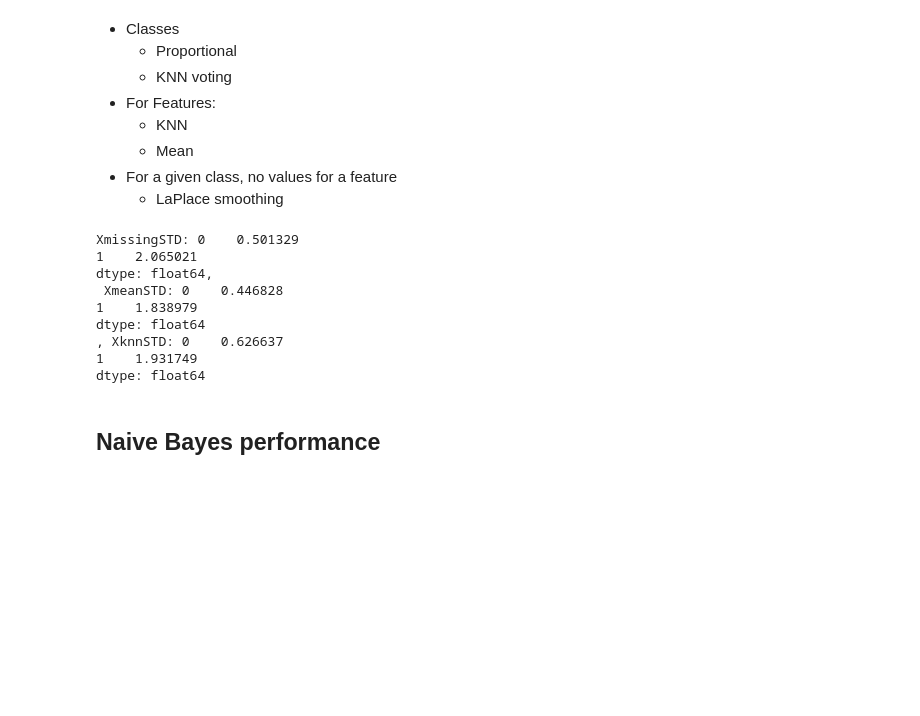
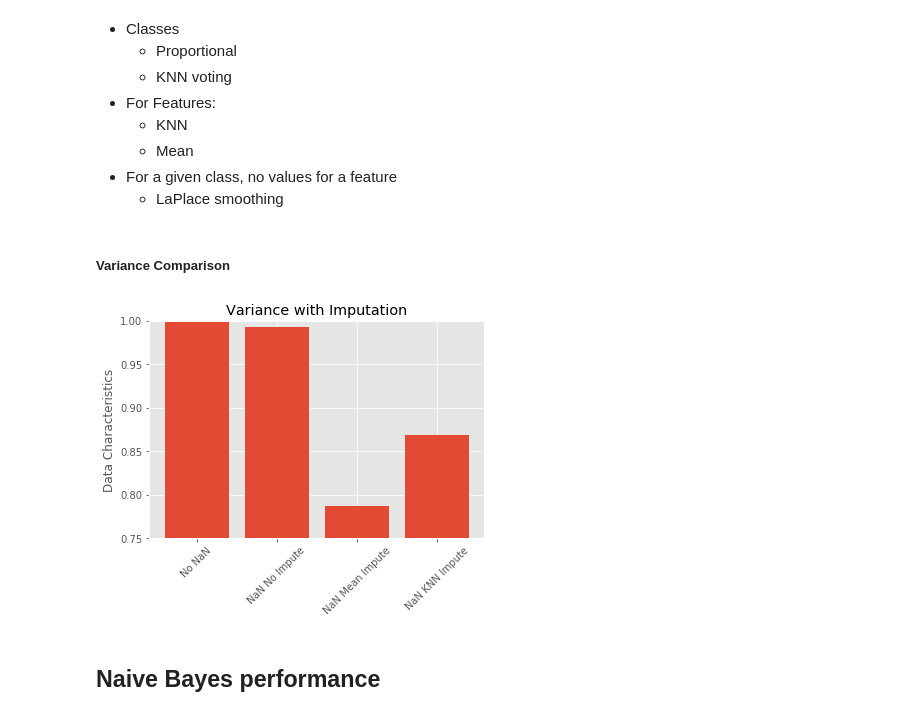
Before and after one commit to areichel90/DS5220-NaiveBayes, a Jupyter notebook: Missing_Values.ipynb, the cells around one changed output. Drawn from its saved outputs; the diff is of its cells as text; code cells hidden in the pictures; blank space fills up the shorter version.

Commit message:
added variance comparison

```diff
--- a/Missing_Values.ipynb
+++ b/Missing_Values.ipynb
@@ -36,6 +38,7 @@ X,Y = datasets.make_classification(n_samples = n,
                                    class_sep=2,
                                    random_state=3)
 # %%
+## 0.25 of All data is saved for testing
 X, X_test, Y, Y_test = train_test_split(X, Y, test_size=0.25, random_state= 42)
 X, X_test, Y, Y_test = pd.DataFrame(X), pd.DataFrame(X_test), pd.DataFrame(Y), pd.DataFrame(Y_test)
 
@@ -46,7 +49,7 @@ arg: X is df of values
      p is prop of missing data
 return: X with that prop of data missing
 """
-def insertMissing(df, prop = 0.2):
+def createNaNValues(df, prop = 0.2):
     df = df.copy()
     numObs, numPred = df.shape
     for predI in range(numPred):
@@ -56,8 +59,9 @@ def insertMissing(df, prop = 0.2):
                 df[predI][obsI] = np.nan
     return df
 
-Xmissing = insertMissing(X, 0.2)
-Ymissing = insertMissing(Y, 0.2)
+# example missing data
+Xmissing = createNaNValues(X, 0.2)
+Ymissing = createNaNValues(Y, 0.2)
 # %% [markdown]
 ## Imputation
 # %% [markdown]
@@ -93,2 +96,4 @@ YpropImpute = classImpute(Ymissing)
+# %% [markdown]
+##### Variance Comparison
 # %%
 %%capture
@@ -97,18 +104,39 @@ YpropImpute = classImpute(Ymissing)
 #KNN imputation does its best then fills in with 0 otherwise
 ##Here only 6 values in each column are assigned 0
 XknnImpute = pd.DataFrame(KNN(k=5).fit_transform(Xmissing))
-# %%
-print("XmissingSTD: %s,\n XmeanSTD: %s\n, XknnSTD: %s" % (Xmissing.std(), XmeanImpute.std(), XknnImpute.std()))
-# %% [output]
-XmissingSTD: 0    0.501329
-1    2.065021
-dtype: float64,
- XmeanSTD: 0    0.446828
-1    1.838979
-dtype: float64
-, XknnSTD: 0    0.626637
-1    1.931749
-dtype: float64
+# %%
+# print("Variance of predictors Full data: %s,\n \
+#       Variance of predictors without imputation: %s,\n \
+#         Variance of predictors with mean imputation: %s,\n \
+#         Variance of predictors with KNN imputation: %s" %
+#       (X.std()**2, Xmissing.std()**2, XmeanImpute.std()**2, XknnImpute.std()**2))
+# objects = ('Python', 'C++', 'Java', 'Perl', 'Scala', 'Lisp')
+# y_pos = np.arange(len(objects))
+# performance = [10,8,6,4,2,1]
+
+# plt.bar(y_pos, performance, align='center', alpha=0.5)
+# plt.xticks(y_pos, objects)
+# plt.ylabel('Usage')
+# plt.title('Programming language usage')
+
+# plt.show()
+xVar = X.std()**2
+xMissVar = Xmissing.std()**2
+xMeanVar = XmeanImpute.std()**2
+xKnnVar = XknnImpute.std()**2
+
+varianceCompare = [1, xMissVar[1]/xVar[1], xMeanVar[1]/xVar[1], xKnnVar[1]/xVar[1]]
+methodNames = ("No NaN", "NaN No Impute", "NaN Mean Impute", "NaN KNN Impute")
+y_pos = np.arange(len(methodNames))
+
+plt.bar(y_pos, varianceCompare, align="center")
+plt.xticks(y_pos, methodNames, rotation=45)
+plt.ylim(0.75, 1)
+plt.ylabel("Data Characteristics")
+plt.title("Variance with Imputation")
+plt.show()
+# %% [output]
+[figure, added]
 # %% [markdown]
 ## Naive Bayes performance
 # %%
```
Also changed, not shown: parts of 5 cells of this notebook.
